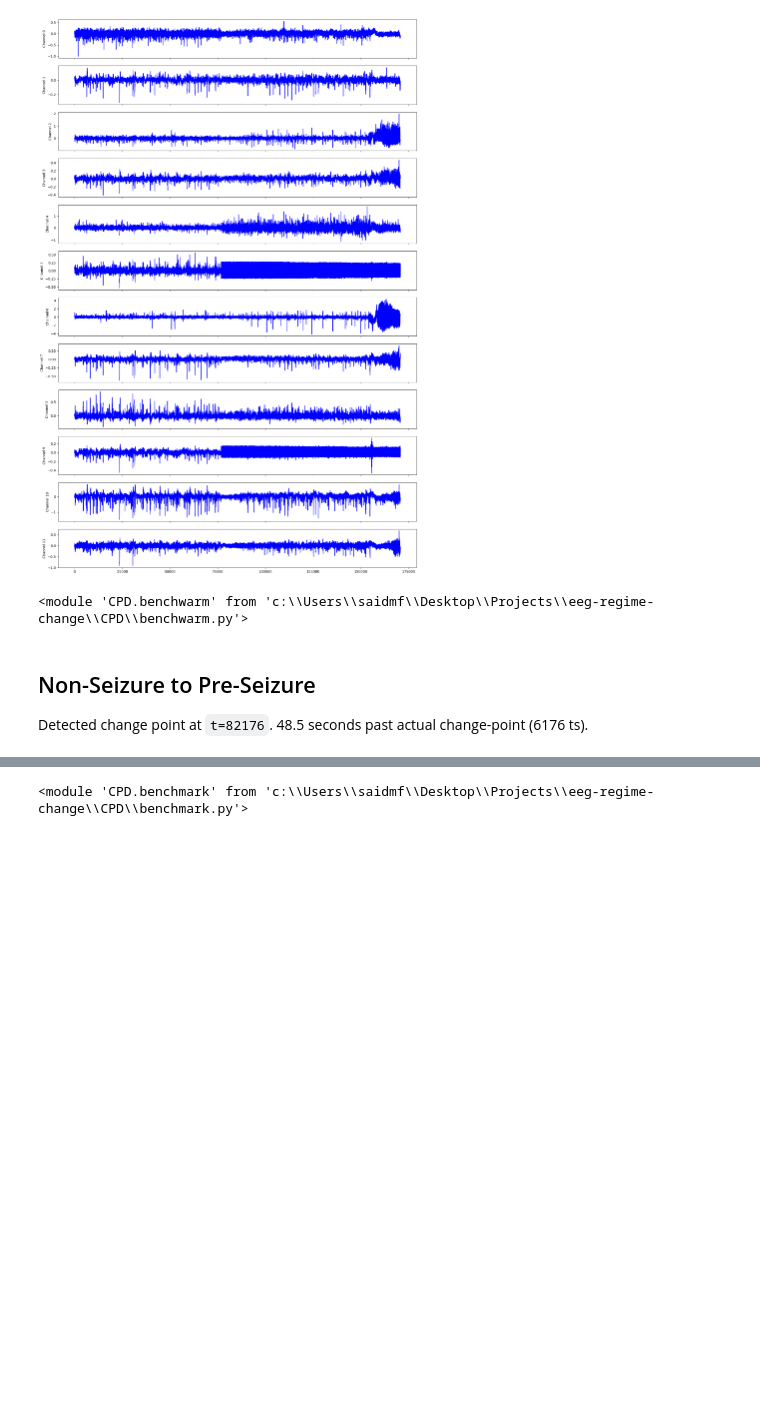
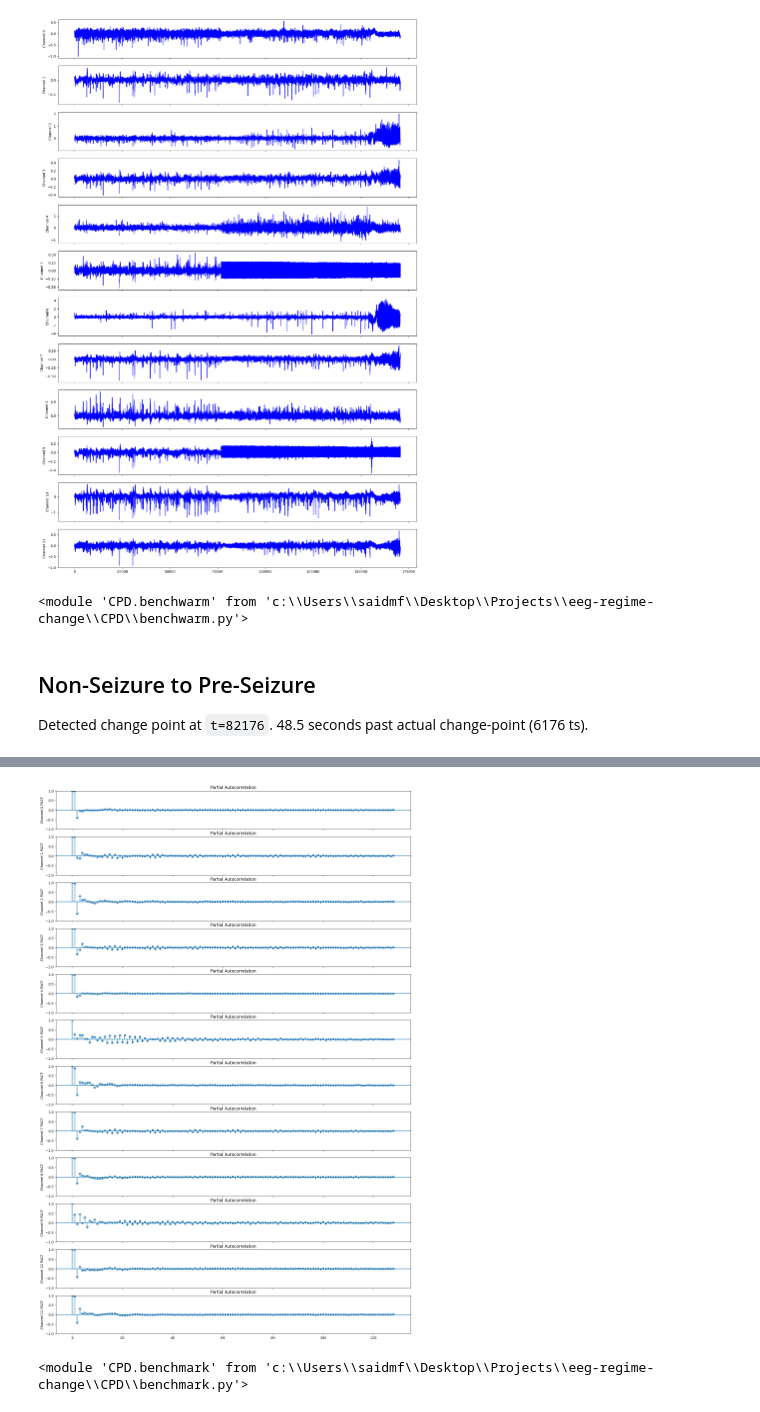
Before and after one commit to F-said/eeg-regime-change, a Jupyter notebook: baseline_preseiz.ipynb, the cells around one changed output, grey strips where cells are left out. Cells and saved outputs as stored; diff of their text form; code cells hidden in the pictures; blank space fills up the shorter version.

```diff
--- a/baseline_preseiz.ipynb
+++ b/baseline_preseiz.ipynb
@@ -43,3 +61,19 @@ arpwarm.warmup()
+# %%
+# explore PACF
+
+from statsmodels.graphics.tsaplots import plot_pacf
+
+time = [i for i in range(eeg_data.shape[1])]
+
+fig, axs = plt.subplots(eeg_data.shape[0], 1, sharex=True)
+fig.set_size_inches(18.5, 28.5)
+
+for c in range(eeg_data.shape[0]):
+    ts = channels[f"channel_{c}"][15*128:]
+    plot_pacf(ts, ax=axs[c], lags=128)
+    axs[c].set_ylabel(f"Channel {c} PACF")
+# %% [output]
+[figure, added]
 # %%
 import CPD.benchmark
 reload(CPD.benchmark)
```
Also changed, not shown: parts of 10 cells of this notebook, 5 other files.
